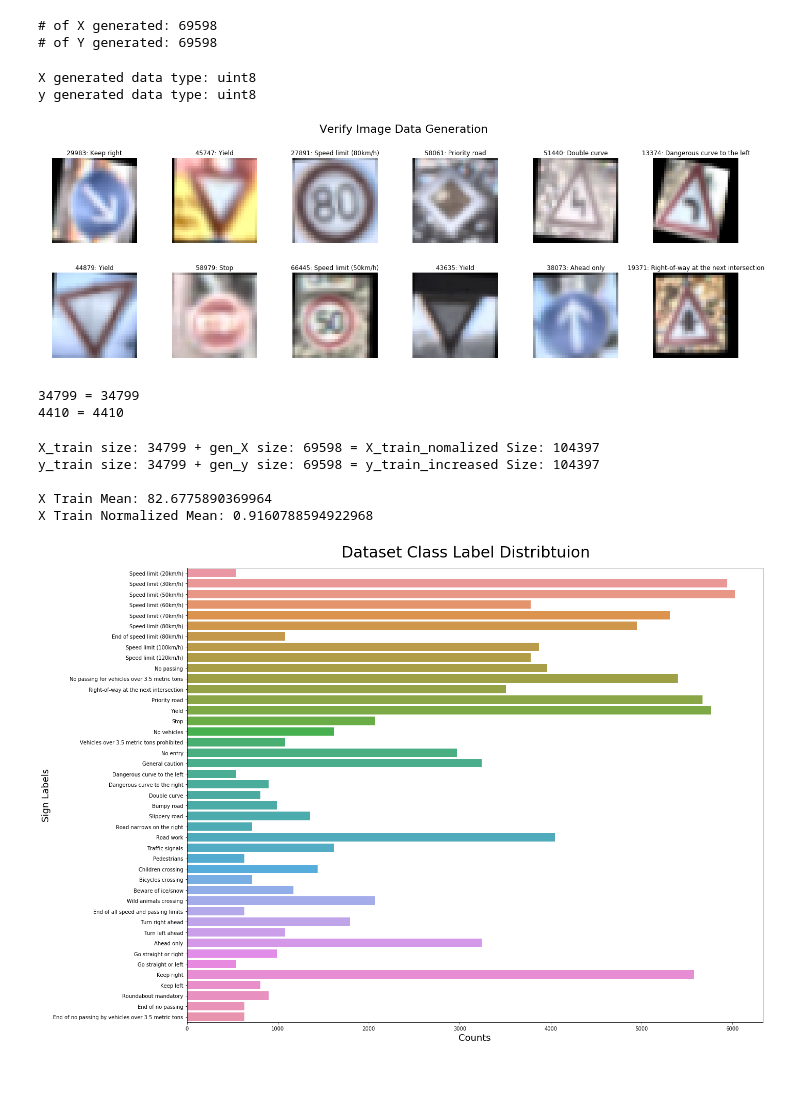
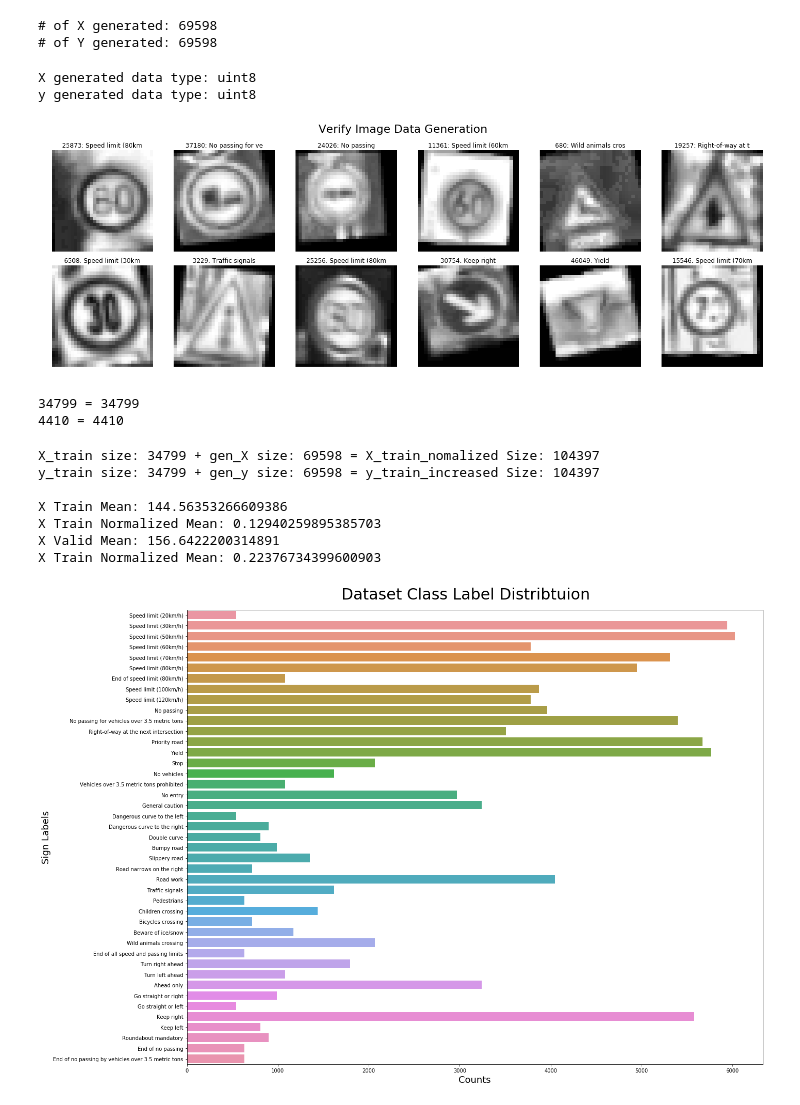
Before and after one commit to todddangerfarr/sdcnd_p2_traffic_sign_classifier, a Jupyter notebook: Traffic_Sign_Classifier.ipynb, the cells around one changed output. Saved outputs shown, nothing was run; the diff lists cells and outputs as text; code cells hidden in the pictures; blank space fills up the shorter version.

```diff
--- a/Traffic_Sign_Classifier.ipynb
+++ b/Traffic_Sign_Classifier.ipynb
@@ -236,6 +236,12 @@ def clahe_equalization(image):
     limg = cv2.merge((cl,a,b))
 
     return cv2.cvtColor(limg, cv2.COLOR_LAB2BGR)
+
+
+def grayscale(image):
+    '''Convert Image to Grayscale.'''
+    gray = 0.299*image[:, :, 0] + 0.587*image[:, :, 1] + 0.114*image[:, :, 2]
+    return gray.reshape(gray.shape + (1,))
 
 
 # Helper functions for more translated and skewed data creation
@@ -287,26 +293,31 @@ def warp(image, shear_range=2):
     return cv2.warpAffine(image, M, (cols, rows))
 # %%
 # check & verify helper functions
-f, axes = plt.subplots(3, 8)
+rows, cols = (3, 9)
+f, axes = plt.subplots(rows, cols)
 f.set_size_inches(15, 5)
 plt.suptitle(' ' * 27 + 'Pre-Processing & Generation Function Verification and Comparison', fontsize=18)
 x, y = [0, 0]
-titles = ['', 'Original', 'Scaled', 'Translated', 'Rotated', 'Warped', 'Hist Eqlized', 'CLAHE Eqlized']
+titles = ['', 'Original', 'Scaled', 'Translated', 'Rotated',
+          'Warped', 'Hist Eqlized', 'CLAHE Eqlized', 'CLAHE Gray']
 
 for i in [1000, 10000, 22000]:
     img = X_train[i]
     for index, j in enumerate(['', img, scale(img), translate(img), rotate(img),
-                               warp(img), hist_equalization(img), clahe_equalization(img)]):
+                               warp(img), hist_equalization(img), clahe_equalization(img),
+                               grayscale(clahe_equalization(img))]):
         if y == 0:
             axes[y, x].set_title(titles[index])
         if index == 0:
             axes[y, x].text(0.5, 0.5, sign_names_df.iloc[y_train[i]]['SignName'],
                             horizontalalignment='center', fontsize=10)
+        elif index == 8:
+            axes[y, x].imshow(j.squeeze(), cmap='gray')
         else:
             axes[y, x].imshow(j)
         axes[y, x].axis('off')
 
-        if x < 7:
+        if x < (cols - 1):
             x += 1
         else:
             x = 0
@@ -329,7 +340,7 @@ def create_transformed_images(num_of_each, X_train, y_train):
     for img_index in range(len(X_train)):
         for i in range(num_of_each):
             y_data.append(y_train[img_index])
-            X_data.append(warp(rotate(translate(scale(clahe_equalization(X_train[img_index]))))))
+            X_data.append(grayscale(clahe_equalization(warp(rotate(translate(scale(X_train[img_index])))))))
 
     # ensure image arrays are saved as the same dtype as the original dataset
     X_data = np.array(X_data, dtype = np.uint8())
@@ -349,31 +360,31 @@ print('# of Y generated: {}'.format(len(gen_y)))
 # %%
 # Check generated Data
 random_indexes = np.random.choice(range(len(gen_X)), 12)
 print('X generated data type: {}'.format(gen_X[random_indexes[1]].dtype))
 print('y generated data type: {}'.format(gen_y[random_indexes[1]].dtype))
 
 f, axes = plt.subplots(2, 6)
 f.set_size_inches(20, 7)
 x, y = [0, 0]
 
 for i in random_indexes:
-    axes[y, x].imshow(gen_X[i])
-    axes[y, x].set_title("{}: {}".format(i, sign_names_df.iloc[gen_y[i]]['SignName']))
+    axes[y, x].imshow(gen_X[i].squeeze(), cmap='gray')
+    axes[y, x].set_title("{}: {}".format(i, sign_names_df.iloc[gen_y[i]]['SignName'][0:17]))
     axes[y, x].axis('off')
 
     if x < 5:
         x += 1
     else:
         y += 1
         x = 0
 
 plt.suptitle('Verify Image Data Generation', fontsize=22)
 plt.tight_layout()
 plt.subplots_adjust(top=0.88)
 plt.show()
 # %% [output]
 X generated data type: uint8
 y generated data type: uint8
-[figure, old version]
+[figure, new version]
 # %%
 # pre-process original images
@@ -392,6 +403,7 @@ y_train_increased = np.concatenate((y_train, gen_y))
 
 # normalize the train images
 X_train_normalized = normalize(X_train_increased)
+X_valid_normalized = normalize(np.array(X_valid_proccessed))
 
 # verify data creation & normalization
 print('X_train size: {} + gen_X size: {} = X_train_nomalized Size: {}'.format(
@@ -399,14 +411,18 @@ print('X_train size: {} + gen_X size: {} = X_train_nomalized Size: {}'.format(
 print('y_train size: {} + gen_y size: {} = y_train_increased Size: {}'.format(
       len(y_train), len(gen_y), len(y_train_increased)))
 print()
-print("X Train Mean: {}".format(np.mean(X_train)))
+print("X Train Mean: {}".format(np.mean(X_train_increased)))
 print("X Train Normalized Mean: {}".format(np.mean(X_train_normalized)))
+print("X Valid Mean: {}".format(np.mean(X_valid_proccessed)))
+print("X Train Normalized Mean: {}".format(np.mean(X_valid_normalized)))
 # %% [output]
 X_train size: 34799 + gen_X size: 69598 = X_train_nomalized Size: 104397
 y_train size: 34799 + gen_y size: 69598 = y_train_increased Size: 104397
 
-X Train Mean: 82.6775890369964
-X Train Normalized Mean: 0.9160788594922968
+X Train Mean: 144.56353266609386
+X Train Normalized Mean: 0.12940259895385703
+X Valid Mean: 156.6422200314891
+X Train Normalized Mean: 0.22376734399600903
 # %%
 # recheck class distributions
 # these we intentially kept ununiform as these are the distributions we'd expect to see on the road
```
Also changed, not shown: parts of 24 cells of this notebook, 31 other files.
